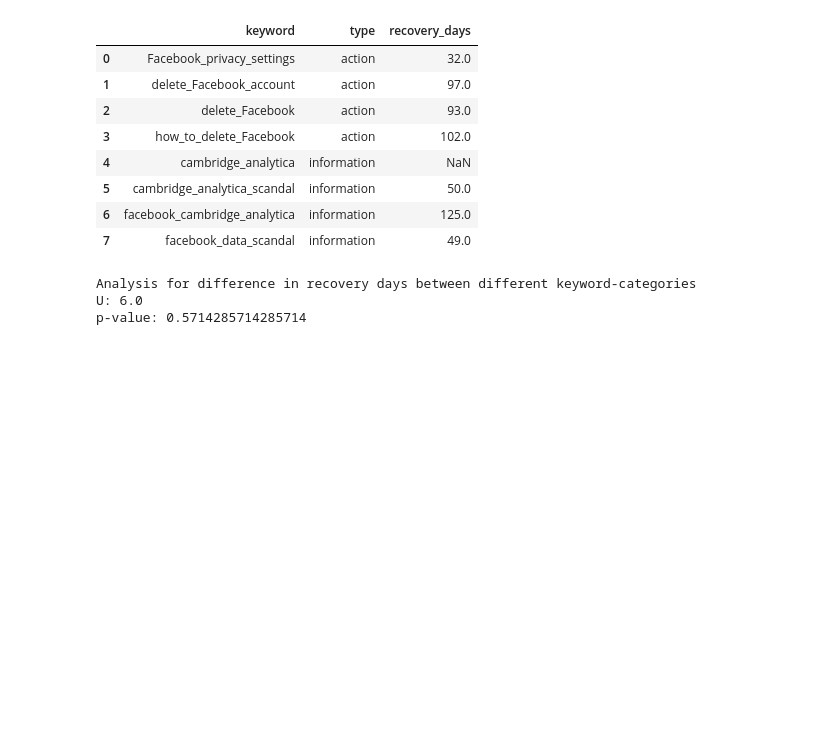
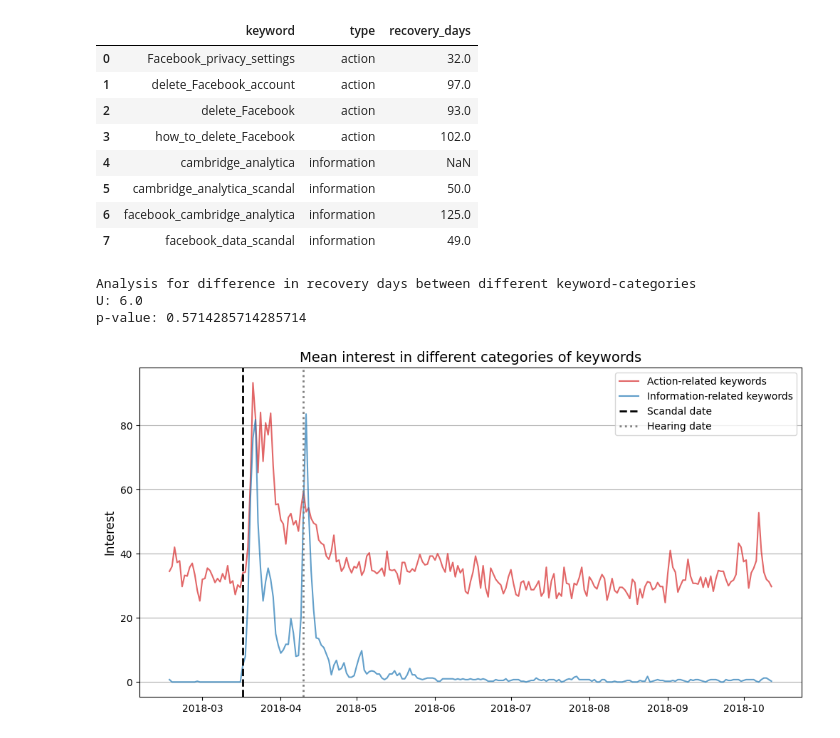
Before and after one commit to Nellibot1/The-Privacy-attention-and-Behavioural-response-to-the-Cambridge-Analytica-Scandal, a Jupyter notebook: src/H3.ipynb, the cells around one changed output. Drawn from its saved outputs; the diff is of its cells as text; code cells hidden in the pictures; blank space fills up the shorter version.

```diff
--- a/src/H3.ipynb
+++ b/src/H3.ipynb
@@ -110,5 +112,6 @@ information_df
 # %%
 event_date = pd.Timestamp("2018-3-17")
+hearing_date = pd.Timestamp("2018-4-10")
 
 pre_event14_start = pd.Timestamp("2018-3-2")
 pre_event_end = pd.Timestamp("2018-3-16")
@@ -183,3 +186,20 @@ print("p-value:", p_value)
 Analysis for difference in recovery days between different keyword-categories
 U: 6.0
 p-value: 0.5714285714285714
+# %%
+fig, ax = plt.subplots()
+fig.set_size_inches(12,6)
+
+ax.plot(action_df["interest"], color= "tab:red", alpha = 0.7, label = "Action-related keywords")
+ax.plot(information_df["interest"], color = "tab:blue", alpha = 0.7, label = "Information-related keywords")
+ax.grid(True, axis="y")
+
+
+plt.axvline(event_date, linewidth = 2, color = "black", linestyle = "--", label = "Scandal date")
+plt.axvline(hearing_date, linewidth = 2, color = "grey", linestyle = ":", label = "Hearing date")
+plt.title("Mean interest in different categories of keywords", fontsize=14)
+plt.ylabel("Interest", fontsize = 12)
+plt.legend()
+plt.show()
+# %% [output]
+[figure, added]
```
Also changed, not shown: parts of 2 cells of this notebook.
